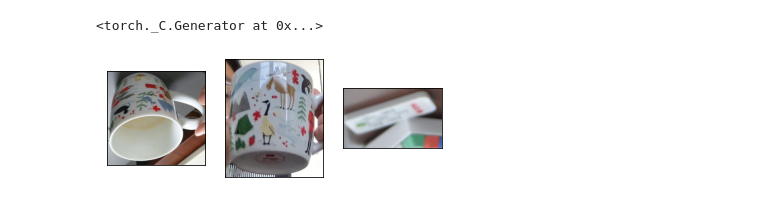
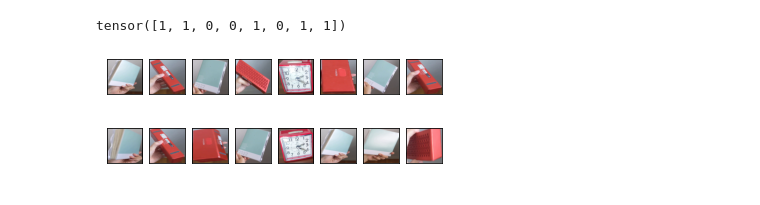
Before and after one commit to rchllllll/cp5105-capstone-proj, a Jupyter notebook: siamese.ipynb, the cells around one changed output. Drawn from its saved outputs; the diff is of its cells as text; code cells hidden in the pictures.

```diff
--- a/siamese.ipynb
+++ b/siamese.ipynb
@@ -1,24 +3,41 @@
 # %%
+import numpy as np
+import math
+import random
+import matplotlib.pyplot as plt
+import time
+import pickle
 import os
 from pathlib import Path
-
-import numpy as np
-import matplotlib.pyplot as plt
+import time
+import collections
 
 import torch
+import torchvision
+import torch.nn as nn
+import torch.nn.functional as F
+import torch.optim as optim
+from torchvision.io import read_image
+import torchvision.transforms as transforms
 import torchvision.transforms as T
-import torch.nn.functional as F
-import torch.nn as nn
 from torch.utils.data import Dataset, DataLoader
-from torchvision.io import read_image
-
 from torchvision.models import efficientnet_v2_s, EfficientNet_V2_S_Weights
 
-plt.rcParams["savefig.bbox"] = 'tight'
+# to ensure reproducibility
 torch.manual_seed(0)
+random.seed(0)
+np.random.seed(0)
-# %% [output]
-<torch._C.Generator at 0x...>
 # %%
 transforms = nn.Sequential(
-    T.Resize((224, 224))
+  T.Resize((228, 228))
 )
+# %%
+# configurations
+IMAGES_DATA_DIR = "./drive/MyDrive/capstone/train/"
+
+NUM_SAMPLES = 512
+BATCH_SIZE = 8
+LR = 0.0001
+EPOCHS = 100
+
+DEVICE = 'cuda:0' if torch.cuda.is_available() else 'cpu'
@@ -25,15 +96,21 @@ transforms = nn.Sequential(
 # %%
 def show(imgs):
-    fix, axs = plt.subplots(ncols=len(imgs), squeeze=False)
-    for i, img in enumerate(imgs):
-        img = T.ToPILImage()(img.to('cpu'))
-        axs[0, i].imshow(np.asarray(img))
-        axs[0, i].set(xticklabels=[], yticklabels=[], xticks=[], yticks=[])
+  fix, axs = plt.subplots(ncols=len(imgs), squeeze=False)
+  for i, img in enumerate(imgs):
+    img = T.ToPILImage()(img.to(DEVICE))
+    axs[0, i].imshow(np.asarray(img))
+    axs[0, i].set(xticklabels=[], yticklabels=[], xticks=[], yticks=[])
 
-a = read_image(str(Path('data/images/train/') / 'anchor0.jpg'))
-p = read_image(str(Path('data/images/train/') / 'positive0.jpg'))
-n = read_image(str(Path('data/images/train/') / 'negative0.jpg'))
+sampleset = SiameseDataset(images_folder_path=IMAGES_DATA_DIR, transform=transforms, num_samples=16)
+sampleloader = DataLoader(sampleset, batch_size = 8)
+dataiter = iter(sampleloader)
+samplebatch = next(dataiter)
 
-show([a, p, n])
+x, y, _, _, z = samplebatch
+show(x)
+show(y)
+print(z)
 # %% [output]
+tensor([1, 1, 0, 0, 1, 0, 1, 1])
-[figure, old version]
+[figure, new version]
+[figure, added]
```
Also changed, not shown: parts of 28 cells of this notebook.
